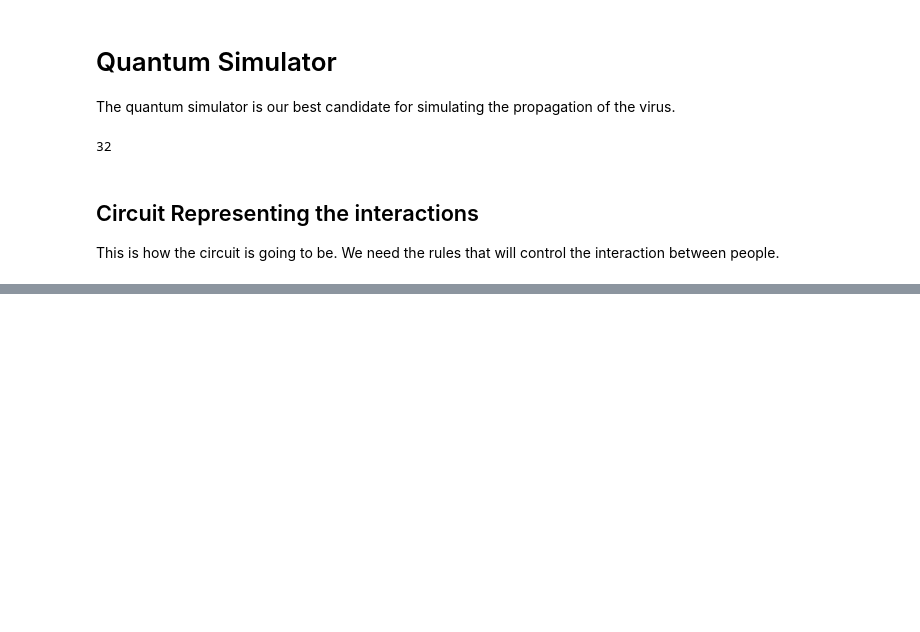
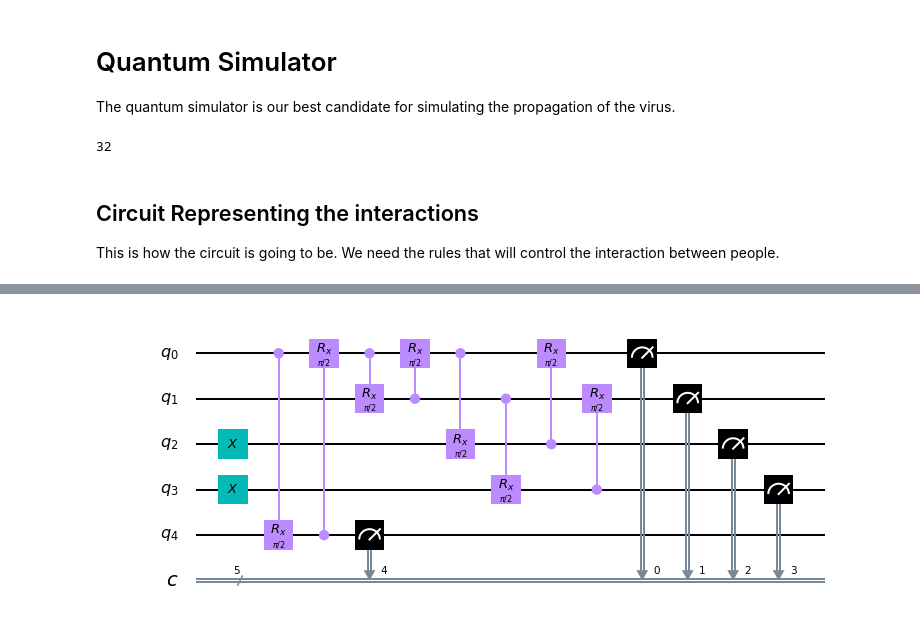
Before and after one commit to Alden-G878/contact_tracer, a Jupyter notebook: proposals/Proposal- Jhon.ipynb, the cells around one changed output, grey strips where cells are left out. Drawn from its saved outputs; the diff is of its cells as text; code cells hidden in the pictures; blank space fills up the shorter version.

```diff
--- a/proposals/Proposal- Jhon.ipynb
+++ b/proposals/Proposal- Jhon.ipynb
@@ -82,0 +108,17 @@ circuit.draw('mpl')
+# %%
+# Toy example
+import numpy as np
+theta01 = np.pi/2;theta02 = np.pi/2;theta04 = np.pi/2;theta13 = np.pi/2
+circuit = qk.QuantumCircuit(5,5)
+theta = np.pi/4 # rotation angle about x-axis
+circuit.x(2) # P2 gives positive in the test
+circuit.x(3) # P3 gives positive in the test
+# Chronology of events:
+circuit.crx(theta04,[0,4],[4,0]) # Interaction P4 with P0
+circuit.crx(theta01,[0,1],[1,0]) # Interaction P4 with P0
+circuit.crx(theta02,[0,2],[2,0]) # Interaction P4 with P0
+circuit.crx(theta13,[1,3],[3,1]) # Interaction P4 with P0
+circuit.measure([0,1,2,3,4],[0,1,2,3,4])
+circuit.draw('mpl')
+# %% [output]
+[figure, added]
```
Also changed, not shown: parts of 8 cells of this notebook.
